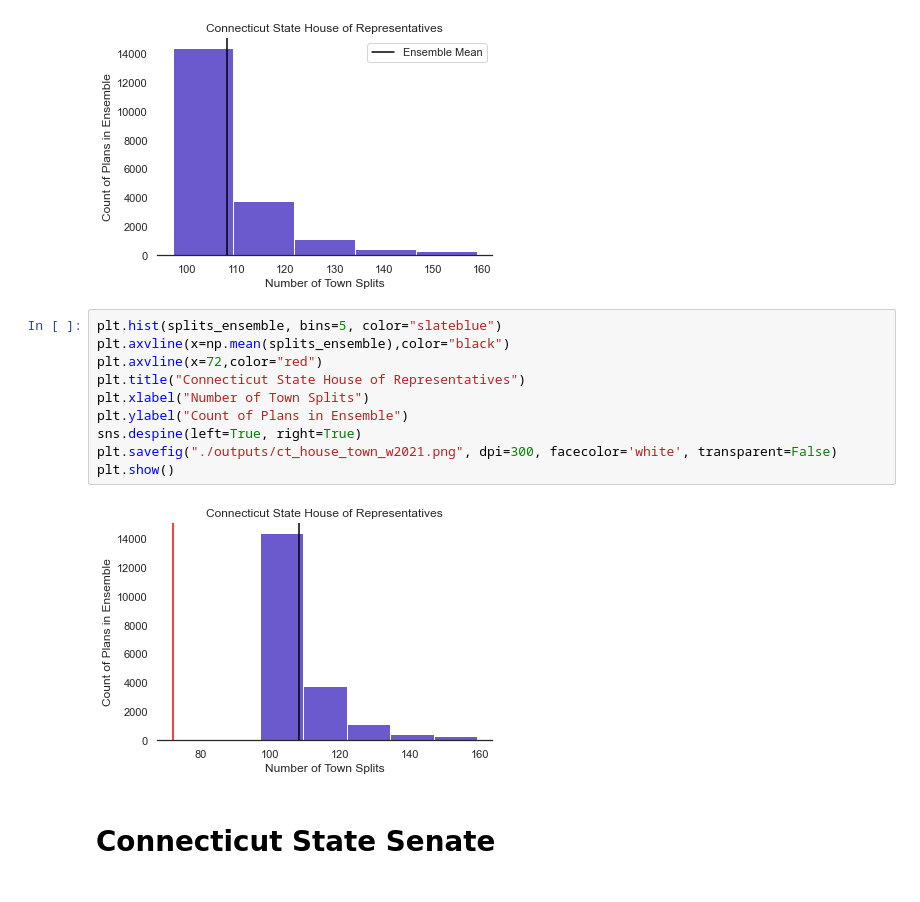
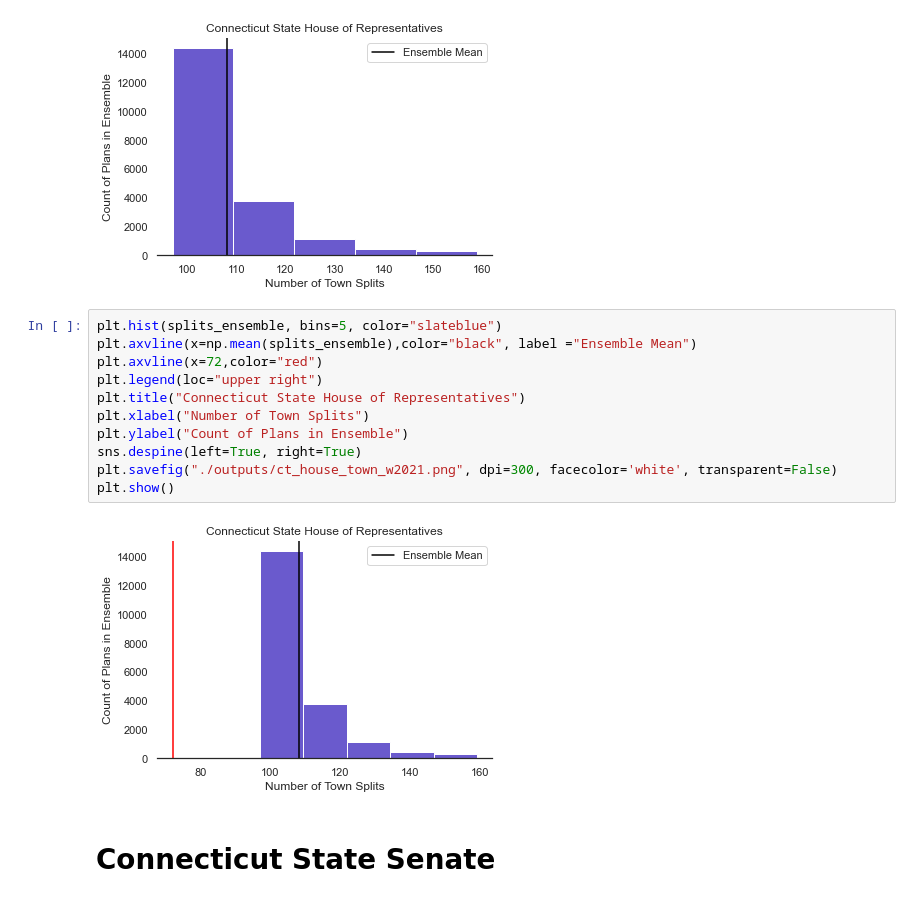
Before and after one commit to ka-chang/RedistrictingCT, a Jupyter notebook: 03_gerrychain_ensemble.ipynb, the cells around one changed output. Saved outputs shown, nothing was run; the diff lists cells and outputs as text.

```diff
--- a/03_gerrychain_ensemble.ipynb
+++ b/03_gerrychain_ensemble.ipynb
@@ -327,16 +327,17 @@ plt.show()
 [figure]
 # %%
 plt.hist(splits_ensemble, bins=5, color="slateblue")
-plt.axvline(x=np.mean(splits_ensemble),color="black")
+plt.axvline(x=np.mean(splits_ensemble),color="black", label ="Ensemble Mean")
 plt.axvline(x=72,color="red")
+plt.legend(loc="upper right")
 plt.title("Connecticut State House of Representatives")
 plt.xlabel("Number of Town Splits")
 plt.ylabel("Count of Plans in Ensemble")
 sns.despine(left=True, right=True)
 plt.savefig("./outputs/ct_house_town_w2021.png", dpi=300, facecolor='white', transparent=False)
 plt.show()
 # %% [output]
-[figure, old version]
+[figure, new version]
 # %% [markdown]
 # Connecticut State Senate
 # %%
```
Also changed, not shown: parts of 10 cells of this notebook, 4 other files.
